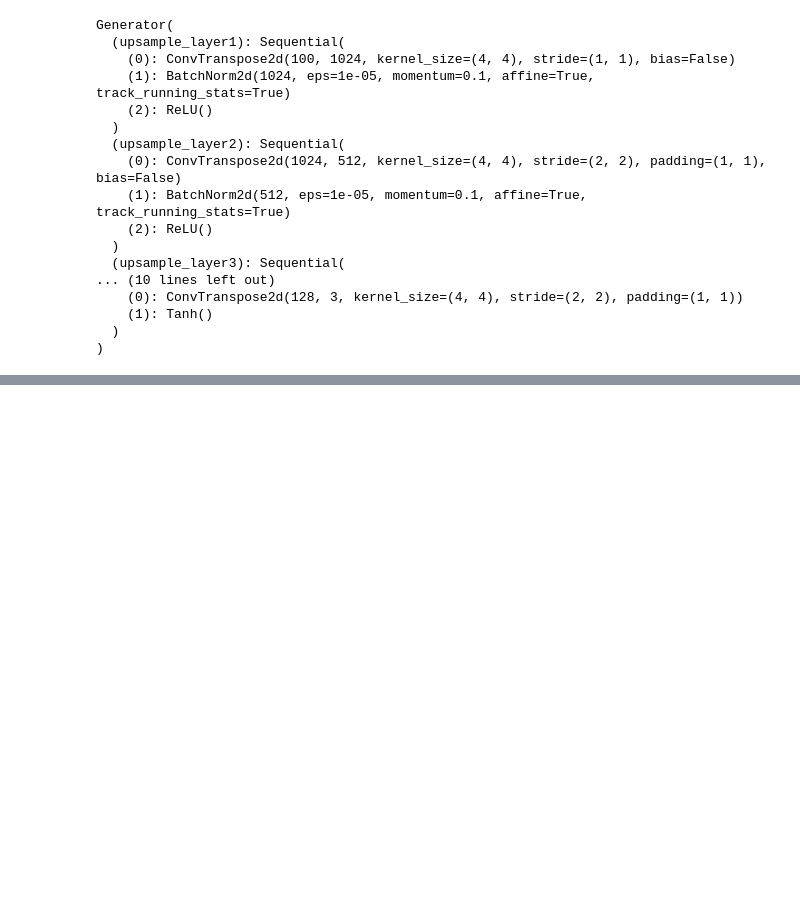
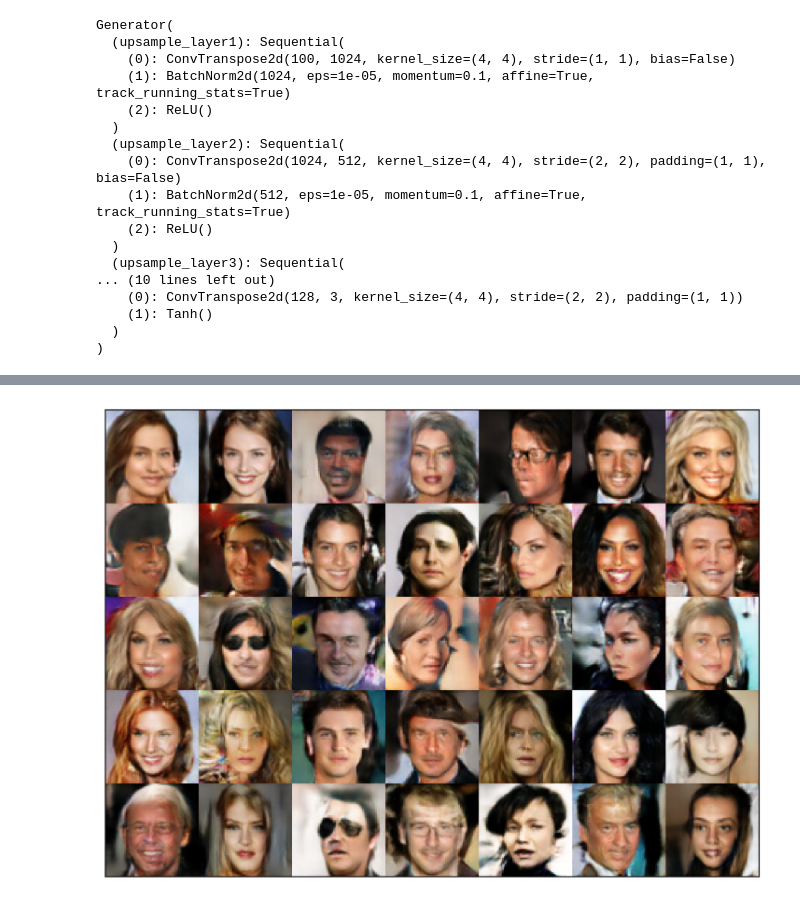
Before and after one commit to artmerinov/DCGAN, a Jupyter notebook: create_animation.ipynb, the cells around one changed output, grey strips where cells are left out. Drawn from its saved outputs; the diff is of its cells as text; code cells hidden in the pictures; blank space fills up the shorter version.

```diff
--- a/create_animation.ipynb
+++ b/create_animation.ipynb
@@ -56,0 +60,25 @@ plt.show()
+# %%
+img_filenames = os.listdir('generated_images/')
+img_filenames = sorted(img_filenames)
+
+generated = []
+for img_filename in img_filenames:
+    img_path = os.path.join('generated_images', img_filename)
+    img = Image.open(img_path)
+    generated.append(img)
+# %%
+fig, ax = plt.subplots(figsize=(7,5))
+plt.subplots_adjust(top=1, bottom=0, right=1, left=0, hspace=0, wspace=0)
+
+def animate(i):
+    ax.clear()
+    f = ax.imshow(generated[i])
+    ax.set_xticks([])
+    ax.set_yticks([])
+    return f
+
+ani = FuncAnimation(fig=fig, func=animate, repeat=True, frames=len(generated))
+ani.save("animation_celeba.gif", dpi=100, writer=PillowWriter(fps=1.5))
+plt.show()
+# %% [output]
+[figure, added]
```
Also changed, not shown: parts of 4 cells of this notebook, 5 other files.
